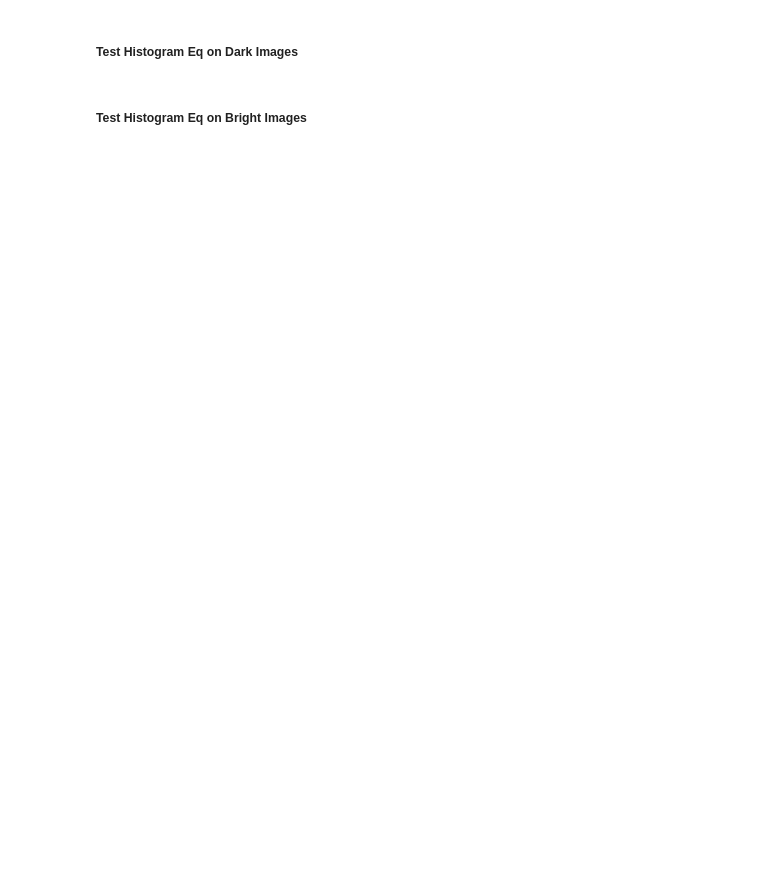
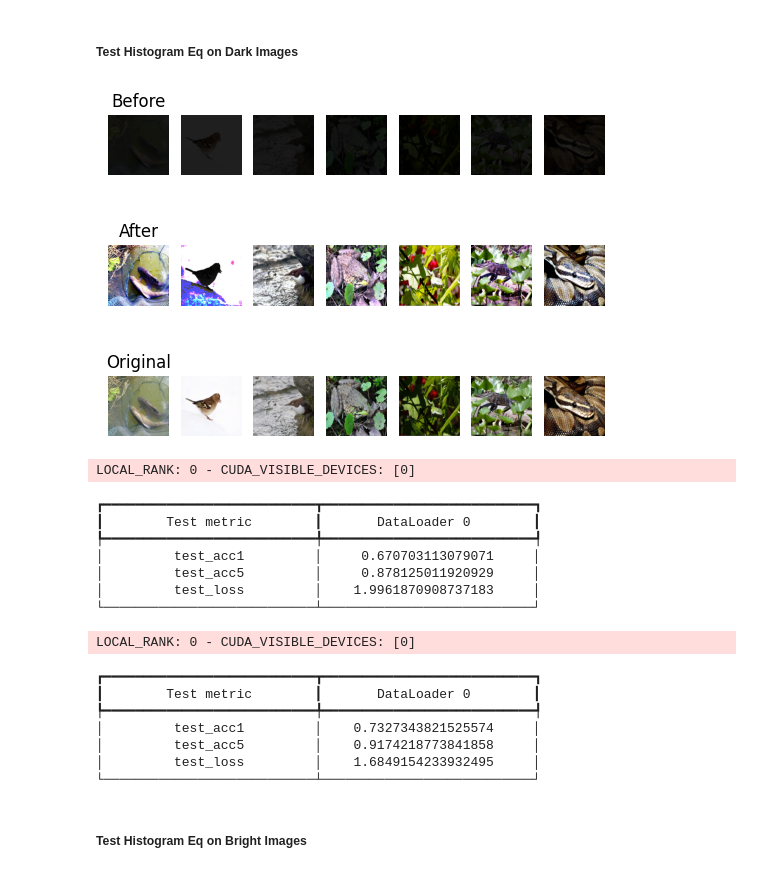
Before and after one commit to jjsuperpower/FIND, a Jupyter notebook: test_model.ipynb, the cells around one changed output. Drawn from its saved outputs; the diff is of its cells as text; code cells hidden in the pictures; blank space fills up the shorter version.

```diff
--- a/test_model.ipynb
+++ b/test_model.ipynb
@@ -20,12 +30,13 @@ trainer = pl.Trainer(accelerator="auto", limit_test_batches=100)
 # %%
 # get transforms
 prep = Preprocess(PATH_TO_IMAGENET, (224, 224), shuffle=True)
+preview_img_slice = slice(0, 3500, 500)
 # %% [markdown]
 ##### Test On Orignal Dataset
+# %%
+prep.reset_trans()
+imgnet_orig = prep.get_loader()
+sample_orig = sample_imgs(imgnet_orig, preview_img_slice)
 # %%
-prep.reset_trans()
-imgnet_orig = prep.get_loader()
-sample_orig = sample_imgs(imgnet_orig, slice(0,3))
-
 # test model on original images
 result_orig = trainer.test(resnet50, imgnet_orig)
@@ -34,15 +60,33 @@ result_orig = trainer.test(resnet50, imgnet_orig)
 # %%
 prep.reset_trans()
 imgnet_dark = prep.luminance(1/8).get_loader()
 imgnet_dark_histeq = prep.hist_eq().get_loader()
 
-sample_dark = sample_imgs(imgnet_dark, slice(0,3))
-sample_dark_histeq = sample_imgs(imgnet_dark_histeq, slice(0,3))
+sample_dark = sample_imgs(imgnet_dark, preview_img_slice)
+sample_dark_histeq = sample_imgs(imgnet_dark_histeq, preview_img_slice)
 View.compare3_color(sample_dark, sample_dark_histeq, sample_orig)
 
 # test model on dark images and histeq
 result_dark = trainer.test(resnet50, imgnet_dark)
 result_dark_histeq = trainer.test(resnet50, imgnet_dark_histeq)
+# %% [output]
+[figure, added]
+LOCAL_RANK: 0 - CUDA_VISIBLE_DEVICES: [0]
+┏━━━━━━━━━━━━━━━━━━━━━━━━━━━┳━━━━━━━━━━━━━━━━━━━━━━━━━━━┓
+┃        Test metric        ┃       DataLoader 0        ┃
+┡━━━━━━━━━━━━━━━━━━━━━━━━━━━╇━━━━━━━━━━━━━━━━━━━━━━━━━━━┩
+│         test_acc1         │     0.670703113079071     │
+│         test_acc5         │     0.878125011920929     │
+│         test_loss         │    1.9961870908737183     │
+└───────────────────────────┴───────────────────────────┘
+LOCAL_RANK: 0 - CUDA_VISIBLE_DEVICES: [0]
+┏━━━━━━━━━━━━━━━━━━━━━━━━━━━┳━━━━━━━━━━━━━━━━━━━━━━━━━━━┓
+┃        Test metric        ┃       DataLoader 0        ┃
+┡━━━━━━━━━━━━━━━━━━━━━━━━━━━╇━━━━━━━━━━━━━━━━━━━━━━━━━━━┩
+│         test_acc1         │    0.7327343821525574     │
+│         test_acc5         │    0.9174218773841858     │
+│         test_loss         │    1.6849154233932495     │
+└───────────────────────────┴───────────────────────────┘
 # %% [markdown]
 ##### Test Histogram Eq on Bright Images
 # %%
```
Also changed, not shown: parts of 8 cells of this notebook, 3 other files.
